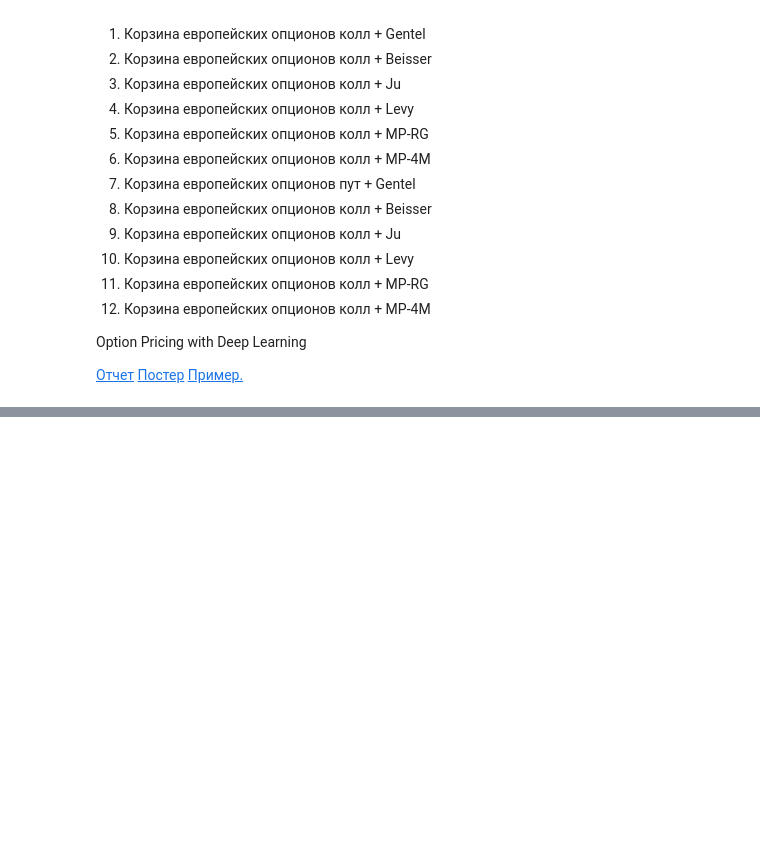
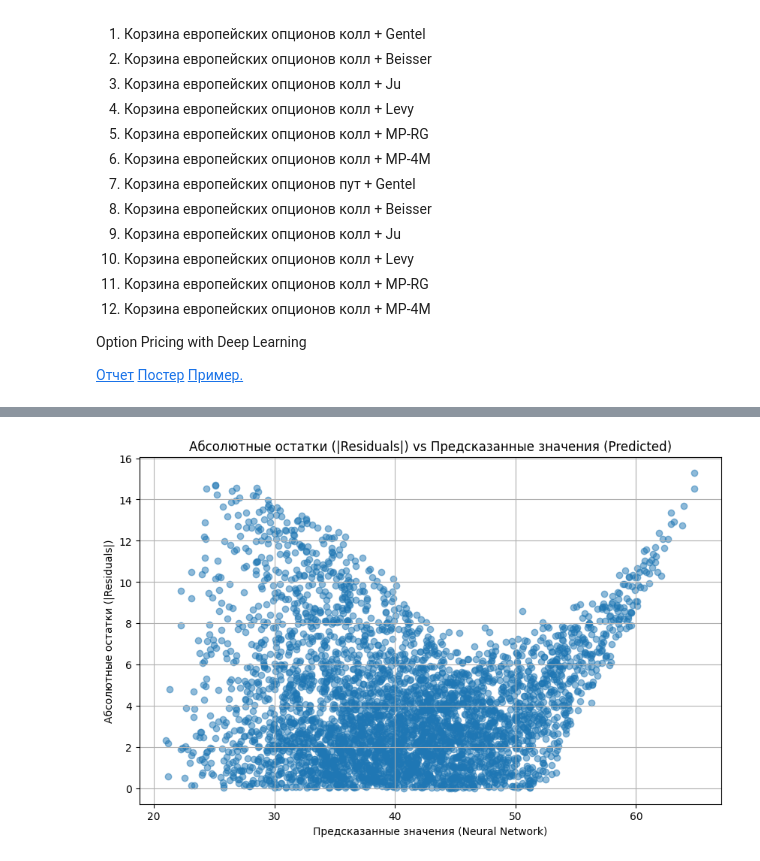
Before and after one commit to seri4ka/structured_finance_products, a Jupyter notebook: lab3/lab_5_GSFP.ipynb, the cells around one changed output, grey strips where cells are left out. Saved outputs shown, nothing was run; the diff lists cells and outputs as text; code cells hidden in the pictures; blank space fills up the shorter version.

```diff
--- a/lab3/lab_5_GSFP.ipynb
+++ b/lab3/lab_5_GSFP.ipynb
@@ -838,0 +949,10 @@ Mean Squared Error (MC): 5.611484360717663
+# %%
+plt.figure(figsize=(10, 6))
+plt.scatter(y_pred_nn.flatten(), np.abs(residuals_nn), alpha=0.5)
+plt.title('Абсолютные остатки (|Residuals|) vs Предсказанные значения (Predicted)')
+plt.xlabel('Предсказанные значения (Neural Network)')
+plt.ylabel('Абсолютные остатки (|Residuals|)')
+plt.grid(True)
+plt.show()
+# %% [output]
+[figure, added]
```
Also changed, not shown: parts of 14 cells of this notebook.
